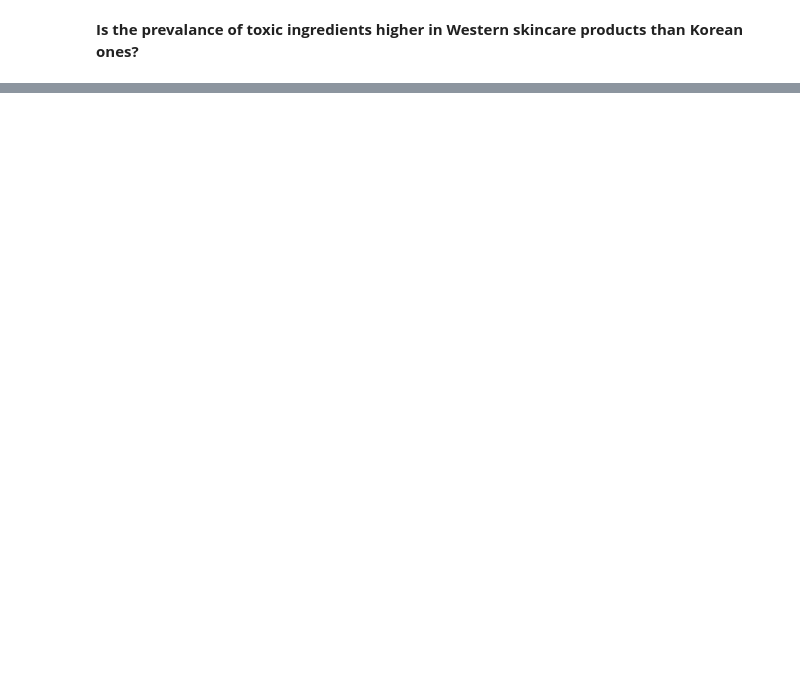
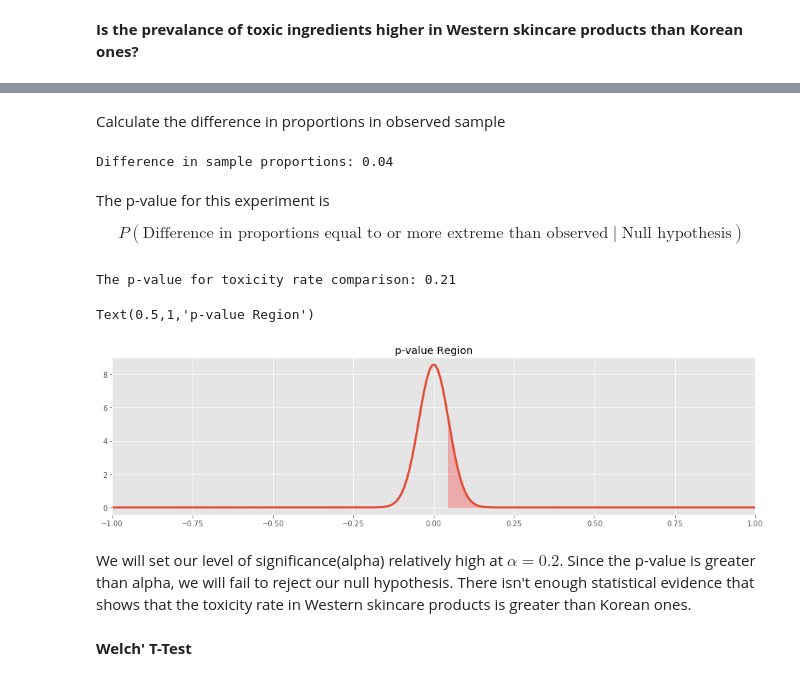
Before and after one commit to nicleong27/EastvsWest_Beauty, a Jupyter notebook: Toxic_Prevalence_Hypothesis_Testing.ipynb, the cells around one changed output, grey strips where cells are left out. Cells and saved outputs as stored; diff of their text form; code cells hidden in the pictures; blank space fills up the shorter version.

```diff
--- a/Toxic_Prevalence_Hypothesis_Testing.ipynb
+++ b/Toxic_Prevalence_Hypothesis_Testing.ipynb
@@ -99,0 +115,39 @@ $$ \text{# of toxic products in Western prodcuts} \sim Binomial(1342, p_W) $$
+# %%
+shared_sample_freq = (20 + 338) / 1435
+shared_sample_variance = 1435 * (shared_sample_freq * (1 - shared_sample_freq)) / 124806
+
+diff_in_prop = stats.norm(0, np.sqrt(shared_sample_variance))
+# %% [markdown]
+Calculate the difference in proportions in observed sample
+# %%
+west_sample_freq = 338 / 1342
+kor_sample_freq = 20 / 93
+diff_in_sample_prop = west_sample_freq - kor_sample_freq
+print('Difference in sample proportions: {:2.2f}'.format(diff_in_sample_prop))
+# %% [output]
+Difference in sample proportions: 0.04
+# %% [markdown]
+The p-value for this experiment is
+
+$$ P(\text{Difference in proportions equal to or more extreme than observed} \mid \text{Null hypothesis}) $$
+# %%
+p_val = 1 - diff_in_prop.cdf(diff_in_sample_prop)
+print('The p-value for toxicity rate comparison: {:2.2f}'.format(p_val))
+# %% [output]
+The p-value for toxicity rate comparison: 0.21
+# %%
+fig, ax = plt.subplots(1, figsize=(16, 4))
+
+x = np.linspace(-1, 1, num=250)
+ax.plot(x, diff_in_prop.pdf(x), linewidth=3)
+ax.fill_between(x, diff_in_prop.pdf(x), where=(x >= diff_in_sample_prop),
+               color='red', alpha=0.25)
+ax.set_xlim(-1, 1)
+ax.set_title('p-value Region')
+# %% [output]
+Text(0.5,1,'p-value Region')
+[figure, added]
+# %% [markdown]
+We will set our level of significance(alpha) relatively high at $\alpha = 0.2$. Since the p-value is greater than alpha, we will fail to reject our null hypothesis. There isn't enough statistical evidence that shows that the toxicity rate in Western skincare products is greater than Korean ones.
+# %% [markdown]
+**Welch' T-Test**
```
Also changed, not shown: parts of 20 cells of this notebook.
